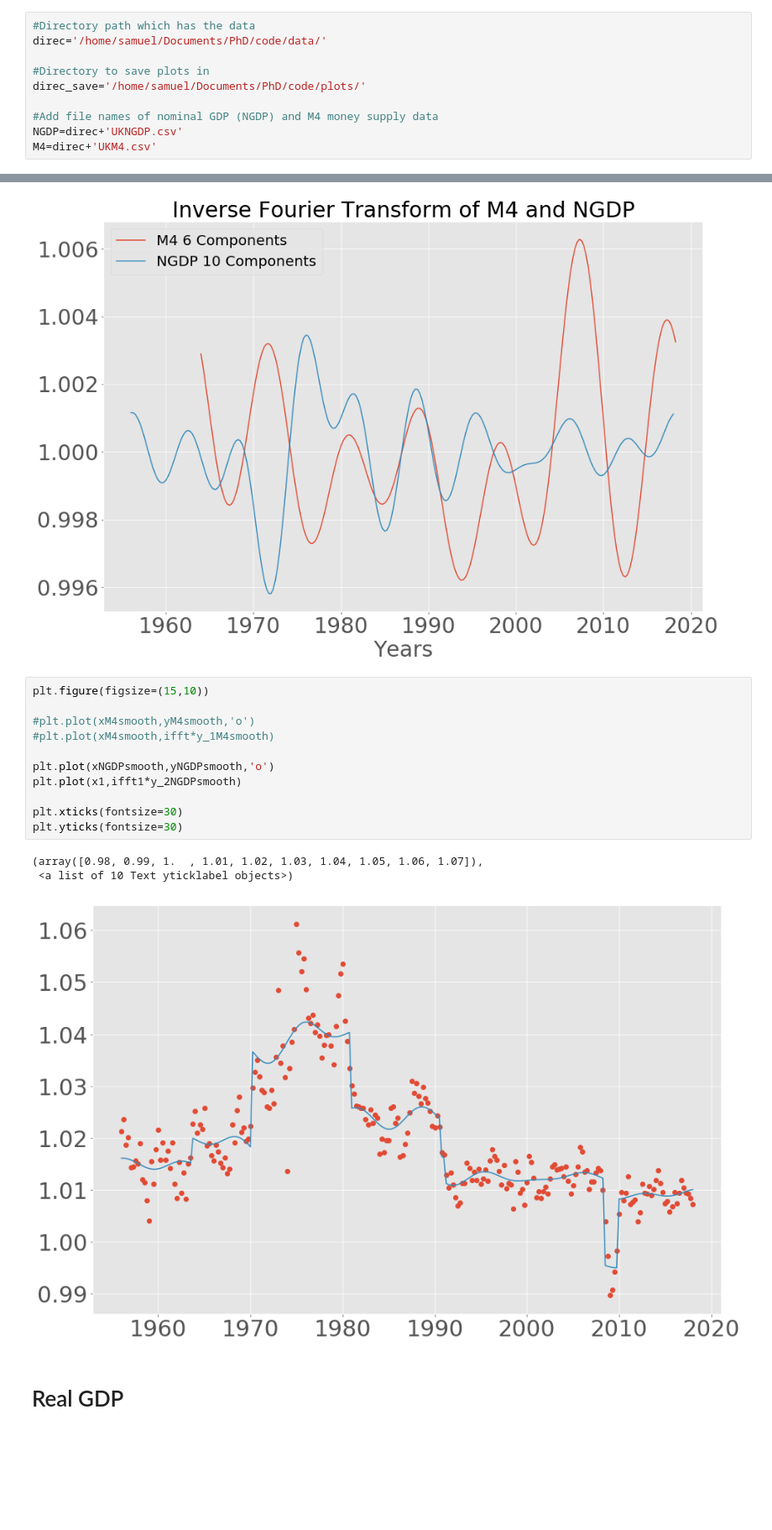
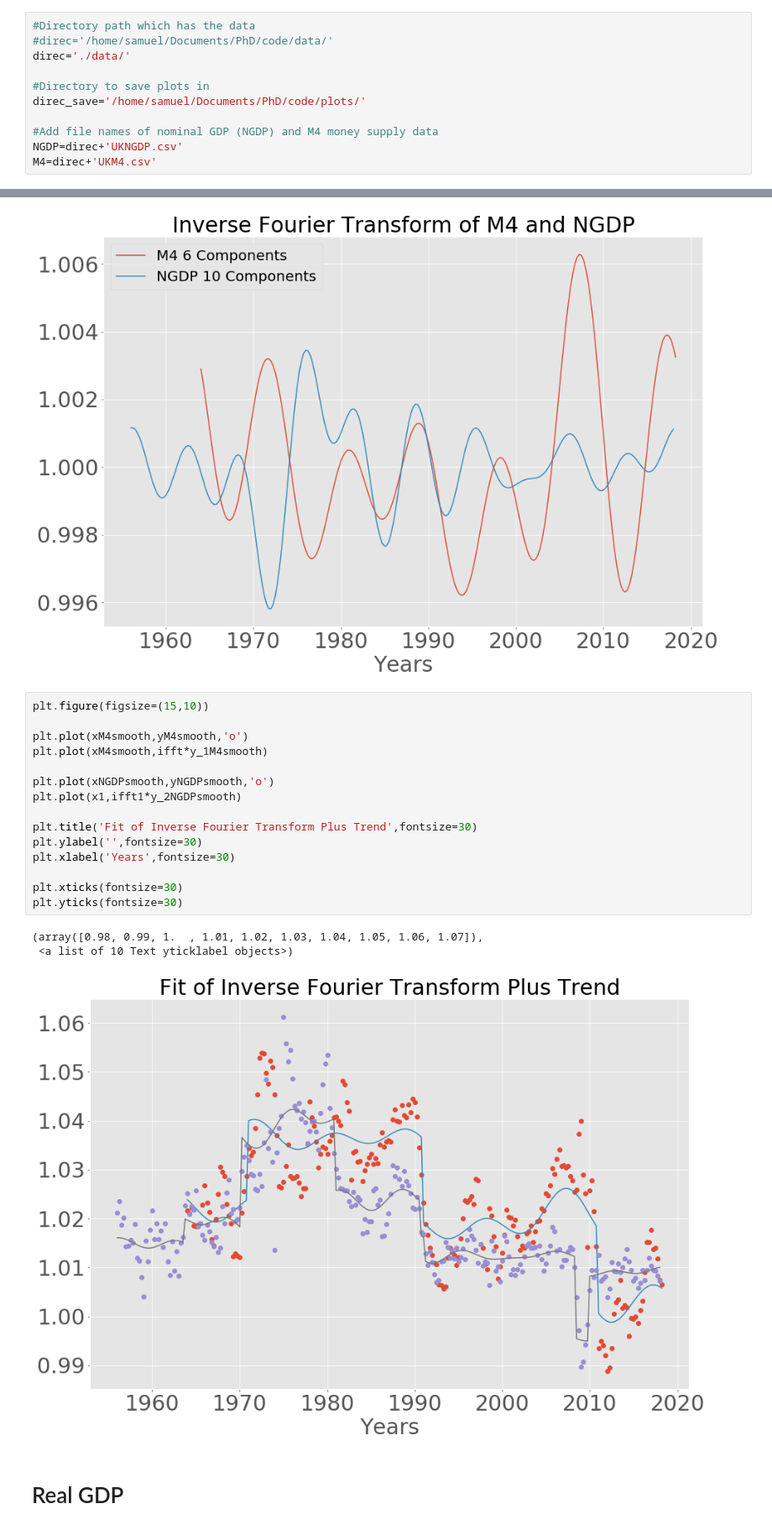
Before and after one commit to sgrosskinsky/IM903, a Jupyter notebook: Periodicity_transform.ipynb, the cells around one changed output, grey strips where cells are left out. Shown at 84% size. Drawn from its saved outputs; the diff is of its cells as text; blank space fills up the shorter version.

```diff
--- a/Periodicity_transform.ipynb
+++ b/Periodicity_transform.ipynb
@@ -7,7 +30,8 @@ from functions import *
 %matplotlib inline
 # %%
 #Directory path which has the data
-direc='/home/samuel/Documents/PhD/code/data/'
+#direc='/home/samuel/Documents/PhD/code/data/'
+direc='./data/'
 
 #Directory to save plots in
 direc_save='/home/samuel/Documents/PhD/code/plots/'
@@ -913,18 +1049,22 @@ plt.savefig(direc_save+'M4_NGDP_Inv_period')
 # %%
 plt.figure(figsize=(15,10))
 
-#plt.plot(xM4smooth,yM4smooth,'o')
-#plt.plot(xM4smooth,ifft*y_1M4smooth)
+plt.plot(xM4smooth,yM4smooth,'o')
+plt.plot(xM4smooth,ifft*y_1M4smooth)
 
 plt.plot(xNGDPsmooth,yNGDPsmooth,'o')
 plt.plot(x1,ifft1*y_2NGDPsmooth)
 
+plt.title('Fit of Inverse Fourier Transform Plus Trend',fontsize=30)
+plt.ylabel('',fontsize=30)
+plt.xlabel('Years',fontsize=30)
+
 plt.xticks(fontsize=30)
 plt.yticks(fontsize=30)
 # %% [output]
 (array([0.98, 0.99, 1.  , 1.01, 1.02, 1.03, 1.04, 1.05, 1.06, 1.07]),
  <a list of 10 Text yticklabel objects>)
-[figure, old version]
+[figure, new version]
 # %% [markdown]
 # Real GDP
 # %%
```
Also changed, not shown: parts of 47 cells of this notebook, 3 other files.
